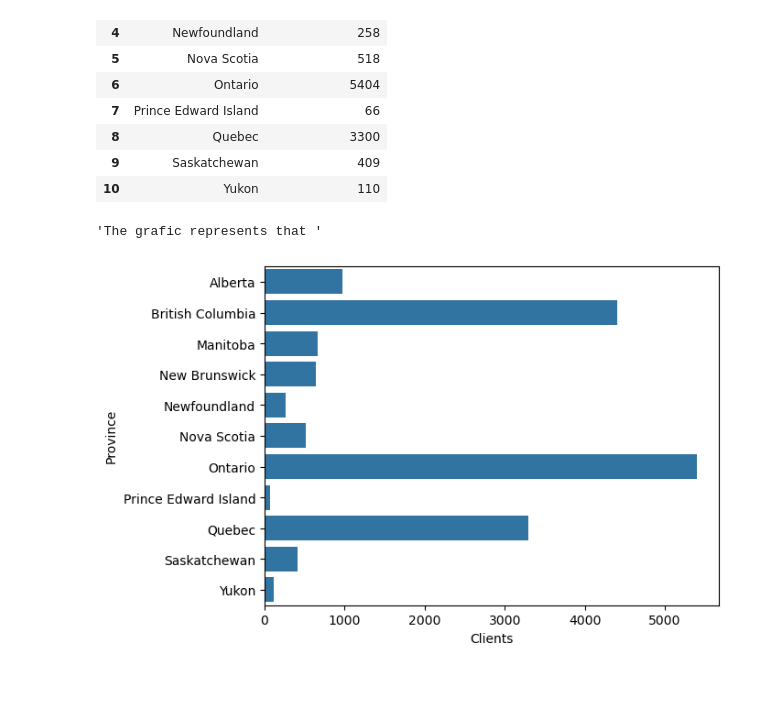
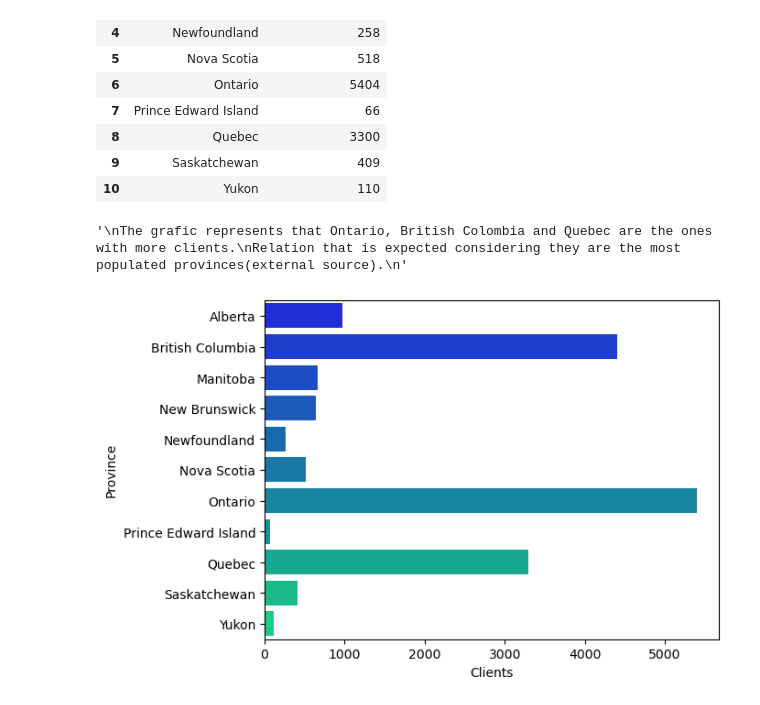
Before and after one commit to Adalab/bda-modulo-3-evaluacion-final-CibiPB, a Jupyter notebook: Notebooks/3. Data Analysis.ipynb, the cells around one changed output. Saved outputs shown, nothing was run; the diff lists cells and outputs as text; code cells hidden in the pictures.

```diff
--- a/Notebooks/3. Data Analysis.ipynb
+++ b/Notebooks/3. Data Analysis.ipynb
@@ -99,12 +98,14 @@ df_c_p
 # %%
 # CORRETATION OF CLIENTS BY PROVINCES
 df_c_p = df_full.groupby('Province')['Loyalty Number'].nunique().reset_index()
-sns.barplot(data=df_c_p, y='Province', x='Loyalty Number')
-plt.xlabel('Clients')
+sns.barplot(data=df_c_p, y='Province', x='Loyalty Number', hue= 'Province', palette='winter')
+plt.xlabel('Clients') # THE COUNTER IS BASED ON LOYALTY NUMBER, X WAS RENAMED TO BETTER REPRESENT THE DATA
 
 
-"""The grafic represents that Ontario, British Colombia and Quebec are the ones with more clients.
-Relation that is expected considering they are the most populated provinces(external source)"""
+"""
+The grafic represents that Ontario, British Colombia and Quebec are the ones with more clients.
+Relation that is expected considering they are the most populated provinces(external source).
+"""
 # %% [output]
-'The grafic represents that '
+'\nThe grafic represents that Ontario, British Colombia and Quebec are the ones with more clients.\nRelation that is expected considering they are the most populated provinces(external source).\n'
-[figure, old version]
+[figure, new version]
```
Also changed, not shown: parts of 8 cells of this notebook.
